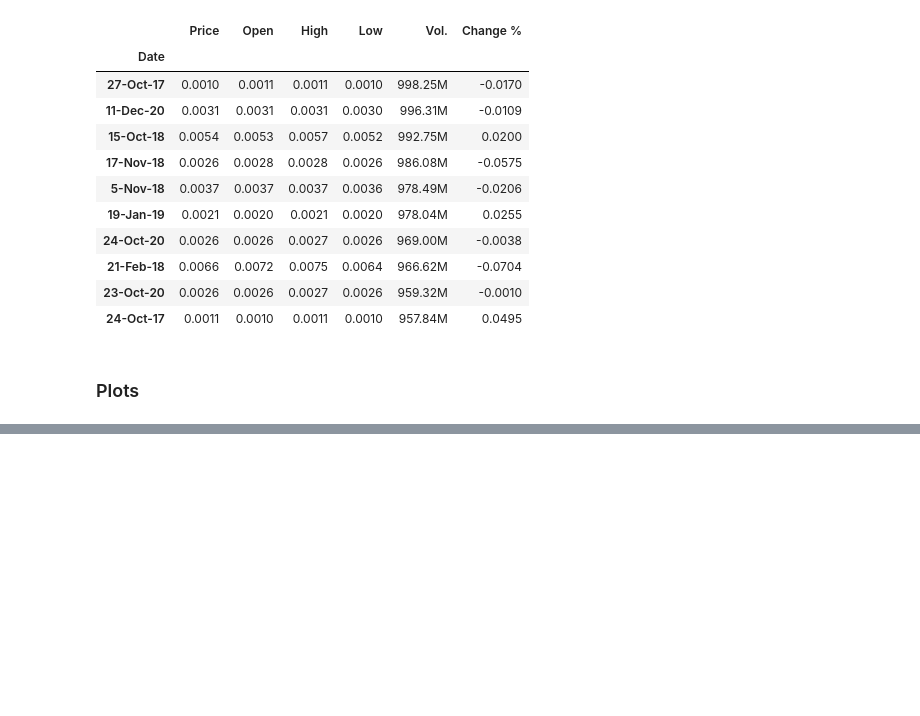
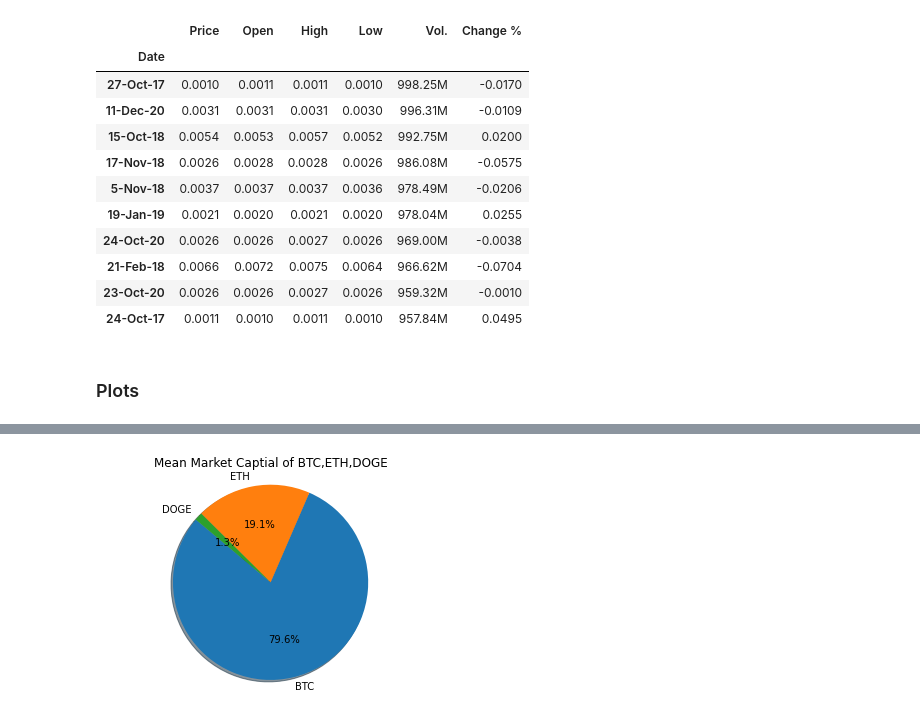
Before and after one commit to aashu26698/Cryptocurrencies-AnInfographic, a Jupyter notebook: Cryptocurrency EDA.ipynb, the cells around one changed output, grey strips where cells are left out. Cells and saved outputs as stored; diff of their text form; code cells hidden in the pictures; blank space fills up the shorter version.

```diff
--- a/Cryptocurrency EDA.ipynb
+++ b/Cryptocurrency EDA.ipynb
@@ -557,0 +605,10 @@ doge.sort_values(["Vol."],ascending=False).head(10)
+# %%
+mean_market_cap=[btc_1year_market_cap["Market Cap"].mean(),eth_1year_market_cap["Market Cap"].mean(),doge_1year_market_cap["Market Cap"].mean()]
+mkt_cap=pd.Series(mean_market_cap)
+labels="BTC","ETH","DOGE"
+plt.pie(mkt_cap,labels=labels,autopct='%1.1f%%', shadow=True, startangle=140)
+plt.title("Mean Market Captial of BTC,ETH,DOGE")
+plt.axis('equal')
+plt.show()
+# %% [output]
+[figure, added]
```
Also changed, not shown: parts of 6 cells of this notebook.
